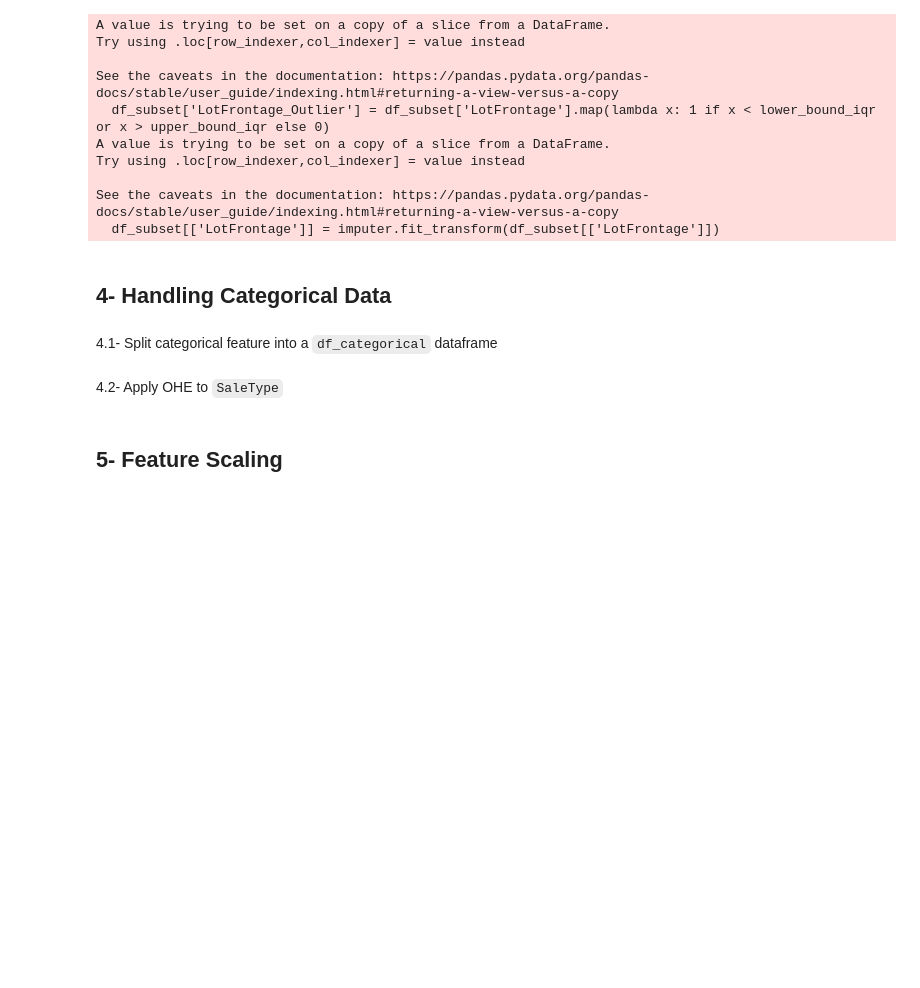
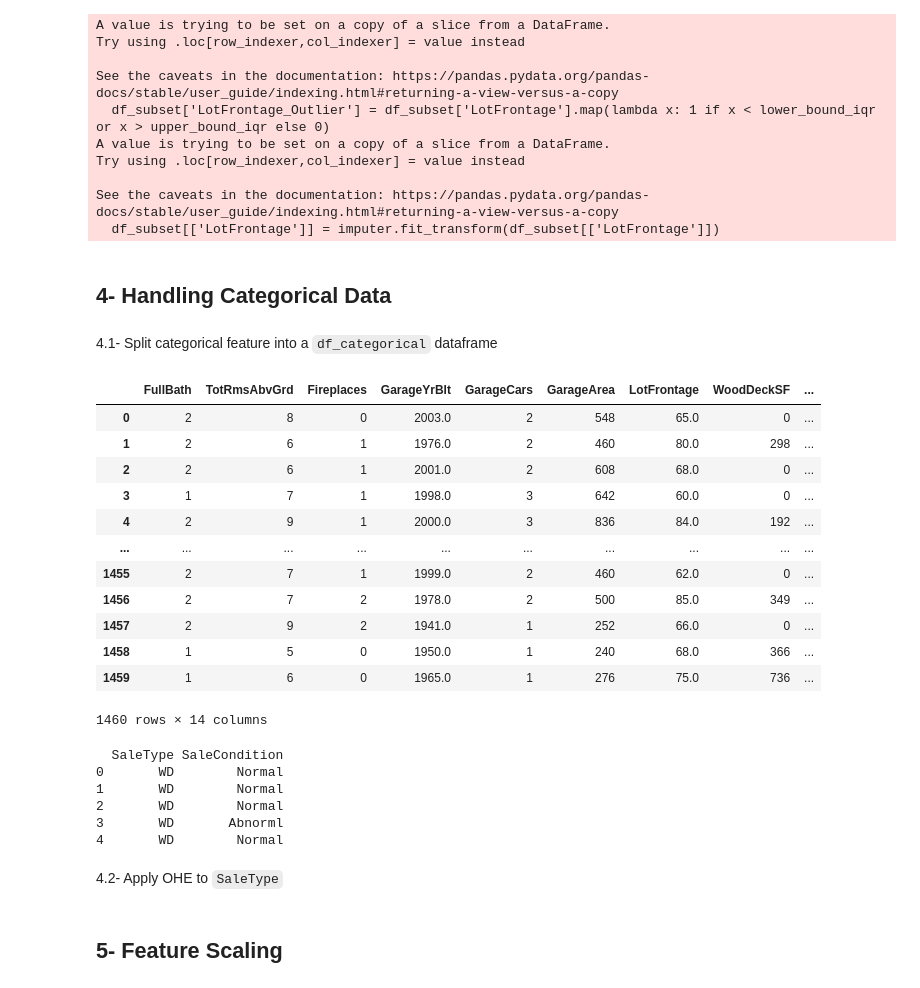
Before and after one commit to pereiranuno/preprocessingdatapt1, a Jupyter notebook: MPPD_project.ipynb, the cells around one changed output. Cells and saved outputs as stored; diff of their text form; code cells hidden in the pictures; blank space fills up the shorter version.

Commit message:
4- Handling Categorical Data

```diff
--- a/MPPD_project.ipynb
+++ b/MPPD_project.ipynb
@@ -311,6 +311,37 @@ See the caveats in the documentation: https://pandas.pydata.org/pandas-docs/stab
 ## 4- Handling Categorical Data
 # %% [markdown]
 4.1- Split categorical feature into a `df_categorical` dataframe
+# %%
+df_subset
+# %% [output]
+|  | FullBath | TotRmsAbvGrd | Fireplaces | GarageYrBlt | GarageCars | GarageArea | LotFrontage | WoodDeckSF | ... |
+| 0 | 2 | 8 | 0 | 2003.0 | 2 | 548 | 65.0 | 0 | ... |
+| 1 | 2 | 6 | 1 | 1976.0 | 2 | 460 | 80.0 | 298 | ... |
+| 2 | 2 | 6 | 1 | 2001.0 | 2 | 608 | 68.0 | 0 | ... |
+| 3 | 1 | 7 | 1 | 1998.0 | 3 | 642 | 60.0 | 0 | ... |
+| 4 | 2 | 9 | 1 | 2000.0 | 3 | 836 | 84.0 | 192 | ... |
+| ... | ... | ... | ... | ... | ... | ... | ... | ... | ... |
+| 1455 | 2 | 7 | 1 | 1999.0 | 2 | 460 | 62.0 | 0 | ... |
+| 1456 | 2 | 7 | 2 | 1978.0 | 2 | 500 | 85.0 | 349 | ... |
+| 1457 | 2 | 9 | 2 | 1941.0 | 1 | 252 | 66.0 | 0 | ... |
+| 1458 | 1 | 5 | 0 | 1950.0 | 1 | 240 | 68.0 | 366 | ... |
+| 1459 | 1 | 6 | 0 | 1965.0 | 1 | 276 | 75.0 | 736 | ... |
+1460 rows × 14 columns
+# %%
+df_subset.select_dtypes(include=['object', 'category']).columns.tolist()
+
+# Criar DataFrame apenas com as colunas categóricas
+df_categorical = df_subset[df_subset.select_dtypes(include=['object', 'category']).columns.tolist()]
+
+# Exibir as colunas categóricas selecionadas
+print(df_categorical.head())
+# %% [output]
+  SaleType SaleCondition
+0       WD        Normal
+1       WD        Normal
+2       WD        Normal
+3       WD       Abnorml
+4       WD        Normal
 # %% [markdown]
 4.2- Apply OHE to `SaleType`
 # %% [markdown]
```
